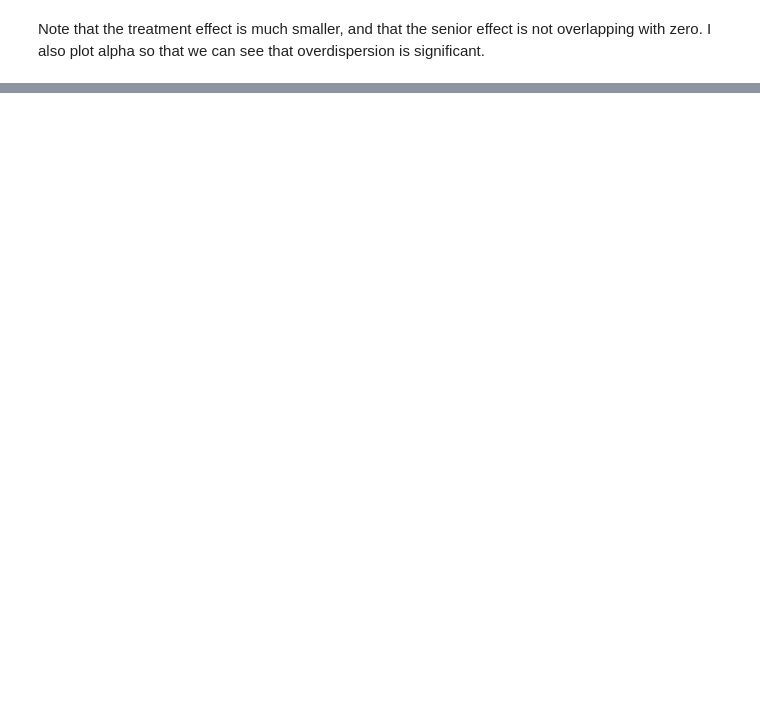
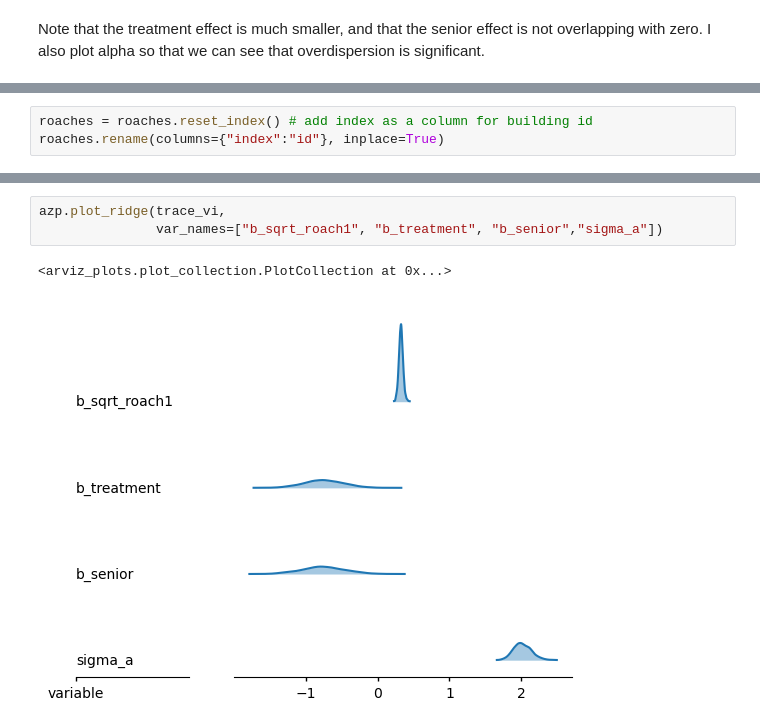
Before and after one commit to DrEntropy/BDA3_Study, a Jupyter notebook: roachescv.ipynb, the cells around one changed output, grey strips where cells are left out. Drawn from its saved outputs; the diff is of its cells as text; blank space fills up the shorter version.

```diff
--- a/roachescv.ipynb
+++ b/roachescv.ipynb
@@ -246,0 +279,3 @@ Note that the treatment effect is much smaller, and that the senior effect is no
+# %%
+roaches = roaches.reset_index() # add index as a column for building id
+roaches.rename(columns={"index":"id"}, inplace=True)
@@ -246,0 +348,6 @@ Note that the treatment effect is much smaller, and that the senior effect is no
+# %%
+azp.plot_ridge(trace_vi,
+               var_names=["b_sqrt_roach1", "b_treatment", "b_senior","sigma_a"])
+# %% [output]
+<arviz_plots.plot_collection.PlotCollection at 0x...>
+[figure, added]
```
Also changed, not shown: parts of 37 cells of this notebook.
